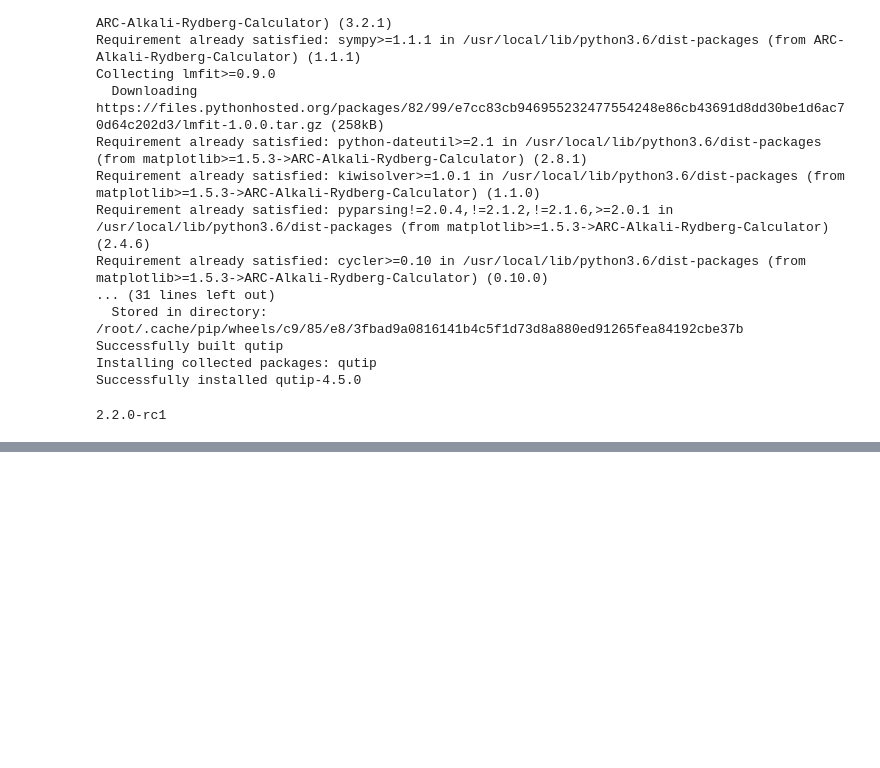
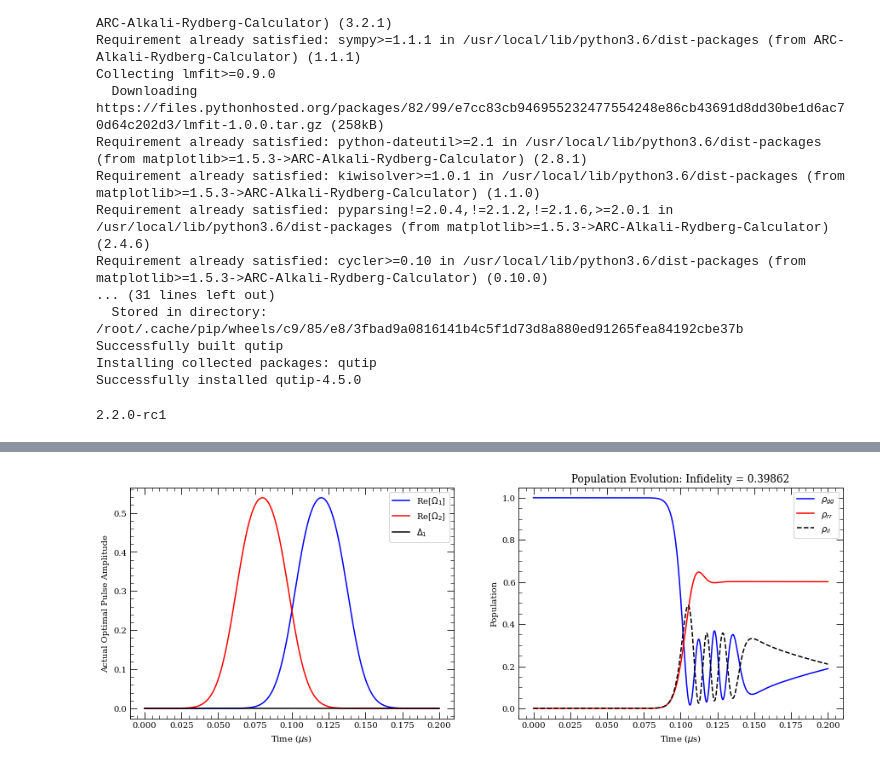
Before and after one commit to IQC-Numerical-Control-Engineering/Test, a Jupyter notebook: TF_GRAPE 3 Level_MESolve.ipynb, the cells around one changed output, grey strips where cells are left out. Saved outputs shown, nothing was run; the diff lists cells and outputs as text; code cells hidden in the pictures; blank space fills up the shorter version.

```diff
--- a/TF_GRAPE 3 Level_MESolve.ipynb
+++ b/TF_GRAPE 3 Level_MESolve.ipynb
@@ -323,41 +325,91 @@ WARNING:matplotlib.legend:No handles with labels found to put in legend.
 # %%
 ##Use final optimized pulse in Master Equation to get actual final fidelity:
 def MEsolve_5lvl_t(time, argsME5lvl):
-    Rabi_1, Rabi_2, Delta_1, del_total, Gamma_ig, Gamma_ri, Gamma_rrp, Gamma_rgp = argsME5lvl
+    args, Rabi_1_Pulse, Rabi_2_Pulse, Delta_1_Pulse, del_total, Gamma_ig, Gamma_ri, Gamma_rrp, Gamma_rgp = argsME5lvl
 
     ##Set 4 lvl operators:
     sig_gpgp = g_prime * g_prime.dag()
     sig_gg = g * g.dag()
     sig_ii = i * i.dag()
     sig_rr = r * r.dag()
     sig_ir = i * r.dag()
     sig_gi = g * i.dag()
     sig_gpi = g_prime * i.dag()
     sig_rpr = r_prime * r.dag()
     sig_gpr = g_prime * r.dag()
     sig_gpgp = g_prime * g.dag()
 
     ##Set initial state:
     psi0 = g  #initialy in ground state
 
     ##Set decay operators: intermediate state to ground, and Rydberg to i (radiative) and r_prime (blackbody)
     Decay_ig = np.sqrt(Gamma_ig) * sig_gi
     Decay_ri = np.sqrt(Gamma_ri) * sig_ir
     Decay_rrp = np.sqrt(Gamma_rrp) * sig_rpr #Blackbody stimulated to nearby dark rydberg states
     Decay_rgp = np.sqrt(Gamma_rgp) * sig_gpr #Blackbody stimulated to ground dark states
 
     Decay_ops = [Decay_ig, Decay_ri, Decay_rrp, Decay_rgp]
 
     ##Set hamiltonian parts:
-    H0 = - Delta_1 * sig_ii - del_total * sig_rr
-    H1 = -1/2 * (sig_gi + sig_gi.dag())
-    H2 = -1/2 * (sig_ir + sig_ir.dag())
+    H0 = - del_total * sig_rr
+    H0_Delta = - Delta_1 * sig_ii
+    H1 = -1/2 * Rabi_1 * (sig_gi + sig_gi.dag())
+    H2 = -1/2 * Rabi_2 * (sig_ir + sig_ir.dag())
 
+    ####TEST
+    # H = [H0, [H0_Delta, Delta_1_Pulse], [H1, Rabi_1_Pulse], [H2, Rabi_2_Pulse]]
     H = [H0, [H1, Rabi_1_Pulse], [H2, Rabi_2_Pulse]]
 
     #Solve master equation (ME): (4 level system) with time dependent phases on each Rabi frequency
-    result = mesolve(H, psi0, time,  Decay_ops, [sig_rr, sig_ii, sig_gg]) #Finds expectation of p_rr and p_ii and p_gg
+    result = mesolve(H, psi0, time,  Decay_ops, [sig_rr, sig_ii, sig_gg], args = args) #Finds expectation of p_rr and p_ii and p_gg
 
     return result
+def Rabi_Pulse_Gaussian_2_tanh(t, args):
+    return 1/np.sqrt(2) * np.tanh(np.exp(-(t - args['t_f']/2 + args['tau']/2)**2/(args['sigma']**2)))
+def Rabi_Pulse_Gaussian_1_tanh(t, args):
+    return 1/np.sqrt(2) * np.tanh(np.exp(-(t - args['t_f']/2 - args['tau']/2)**2/(args['sigma']**2)))
+args_pulses = {'Rabi_01': Rabi_1, 'Rabi_02': Rabi_2, 't_f': t_f, 'tau': tau, 'sigma': sigma, 'Delta_1': Delta_1} #Blue Rabi_1
 
-argsME5lvl = {'Rabi_01': Rabi_1, 'Rabi_02': Rabi_2,  'sigma': sigma, 't_f': t_f, 'tau': tau, 'Delta_1': Delta_1}
+#Set actual pulse amplitudes (tanh(ctrl_amplitudes))
+Rabi_1_Pulse_opt = 1/np.sqrt(2) * np.tanh(ctrl_amplitudes_initial[:,1])
+Rabi_1_Pulse_opt_S = Cubic_Spline(tlist[0], tlist[-1], Rabi_1_Pulse_opt) #interpolated data for time evolution
+
+Rabi_2_Pulse_opt = 1/np.sqrt(2) * np.tanh(ctrl_amplitudes_initial[:,3])
+Rabi_2_Pulse_opt_S = Cubic_Spline(tlist[0], tlist[-1], Rabi_2_Pulse_opt)
+
+Delta_1_opt = 1/np.sqrt(2) * np.tanh(ctrl_amplitudes_initial[:,0])
+Delta_1_opt_S = Cubic_Spline(tlist[0], tlist[-1], Delta_1_opt)
+
+####TEST
+# argsME5lvl = [Rabi_1_Pulse_opt_S, Rabi_2_Pulse_opt_S, Delta_1_opt_S, del_total, Gamma_ig, Gamma_ri, Gamma_rrp, Gamma_rgp]
+argsME5lvl = [args_pulses, Rabi_Pulse_Gaussian_1_tanh, Rabi_Pulse_Gaussian_2_tanh, Delta_1, del_total, Gamma_ig, Gamma_ri, Gamma_rrp, Gamma_rgp]
+
+#Plot pulse shape:
+fig, (ax1, ax2) = plt.subplots(1, 2,figsize=(15,5))
+ax1.plot(tlist/us, Rabi_Pulse_Gaussian_1_tanh(tlist, args_pulses), 'b', label = r'Re[$\Omega_1$]')
+ax1.plot(tlist/us, Rabi_Pulse_Gaussian_2_tanh(tlist, args_pulses), 'r', label = r'Re[$\Omega_2$]')
+ax1.plot(tlist/us, Delta_1_opt_S(tlist), 'k', label = r'$\Delta_1$')
+
+ax1.set_xlabel(r'Time ($\mu$s)');
+ax1.set_ylabel(r'Actual Optimal Pulse Amplitude');
+
+ax1.legend();
+
+# #Solve Master Equation:
+result = MEsolve_5lvl_t(tlist, argsME5lvl)
+p_rr = result.expect[0]
+p_ii = result.expect[1]
+p_gg = result.expect[2]
+
+#Plot population evolution:
+ax2.plot(tlist/us, p_gg, 'b', label = r'$\rho_{gg}$')
+ax2.plot(tlist/us, p_rr, 'r', label = r'$\rho_{rr}$')
+ax2.plot(tlist/us, p_ii, 'k--', label = r'$\rho_{ii}$')
+
+ax2.set_xlabel(r'Time ($\mu$s)');
+ax2.set_ylabel(r'Population');
+ax2.set_title(r'Population Evolution: Infidelity = %.5f' %(1 - p_rr[-1]));
+
+ax2.legend();
+# %% [output]
+[figure, added]
```
Also changed, not shown: parts of 1 cell of this notebook.
